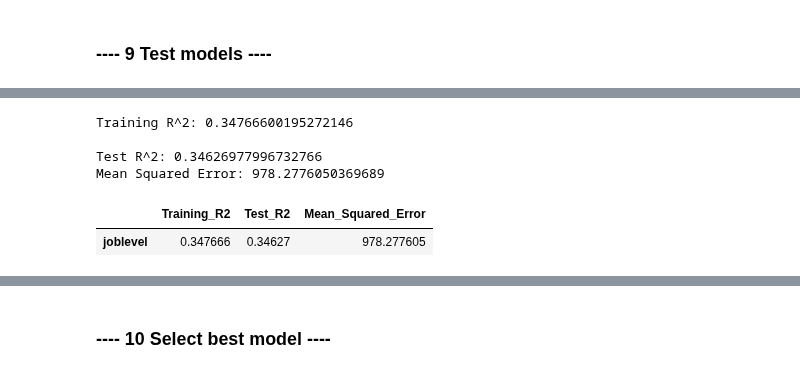
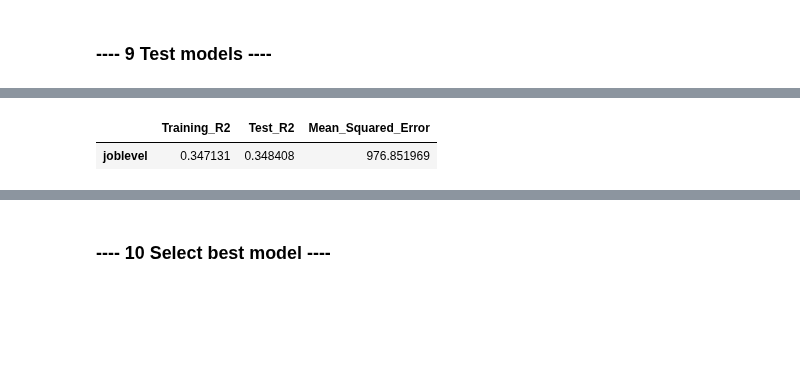
Before and after one commit to albert-ntiri/salary_prediction_project, a Jupyter notebook: Salary Prediction Notebook.ipynb, the cells around one changed output, grey strips where cells are left out. Cells and saved outputs as stored; diff of their text form; code cells hidden in the pictures; blank space fills up the shorter version.

```diff
--- a/Salary Prediction Notebook.ipynb
+++ b/Salary Prediction Notebook.ipynb
@@ -475,2 +475,7 @@ print(model.score(features_train, salary_train))
 # %% [markdown]
 #### Lasso & Ridge Regression
+# %%
+lasso = linear_model.Lasso()
+gridl = GridSearchCV(lasso, {'alpha':[.1,.2,.5,1,1.5,2]})
+gridl.fit(features_train, salary_train)
+gridl.best_params_
@@ -476,0 +494,5 @@ print(model.score(features_train, salary_train))
+# %%
+ridge = linear_model.Ridge(normalize=True)
+gridr = GridSearchCV(ridge, {'alpha':[.1,.2,.5,1,1.5,2]})
+gridr.fit(features_train, salary_train)
+gridr.best_params_
@@ -500,31 +532,29 @@ model_comparison = pd.DataFrame(columns=['Training_R2', 'Test_R2', 'Mean_Squared
+# %%
+# Set up model comparison dataframe and initialize different models
+model_comparison = pd.DataFrame(columns=['Training_R2', 'Test_R2', 'Mean_Squared_Error'])
+lin_reg = linear_model.LinearRegression(normalize=True)
+lasso = linear_model.Lasso(alpha=.1)
+ridge = linear_model.Ridge(normalize=True, alpha=.1)
 # %%
 # Combine into 1 cell and wrap into a function for multiple models
 
-def build_model(model_name, features, test_size=.2):
+def build_model(model_name, model_type, features, test_size=.2):
     features_train, features_test, salary_train, salary_test = train_test_split(train_full[features], train_full['salary'], test_size=test_size)
 
-    model = linear_model.LinearRegression(normalize=True).fit(features_train, salary_train)
+    model = model_type.fit(features_train, salary_train)
     training_r2 = model.score(features_train, salary_train)
-    print("Training R^2: {}".format(training_r2))
-    print("")
 
     predicted_salary = model.predict(features_test)
     test_r2 = r2_score(y_true=salary_test, y_pred=predicted_salary)
     mse = mean_squared_error(y_true=salary_test, y_pred=predicted_salary)
-    print("Test R^2: {}".format(test_r2))
-    print("Mean Squared Error: {}".format(mse))
 
     model_comparison.loc[model_name] = [training_r2, test_r2, mse]
 # %%
-build_model('joblevel', features=['jobLevel'])
+build_model('joblevel', lin_reg, features=['jobLevel'])
 model_comparison
 # %% [output]
-Training R^2: 0.34766600195272146
-
-Test R^2: 0.34626977996732766
-Mean Squared Error: 978.2776050369689
 |  | Training_R2 | Test_R2 | Mean_Squared_Error |
-| joblevel | 0.347666 | 0.34627 | 978.277605 |
+| joblevel | 0.347131 | 0.348408 | 976.851969 |
 # %%
 # Try different feature combinations and compare models
 
```
Also changed, not shown: parts of 13 cells of this notebook.
